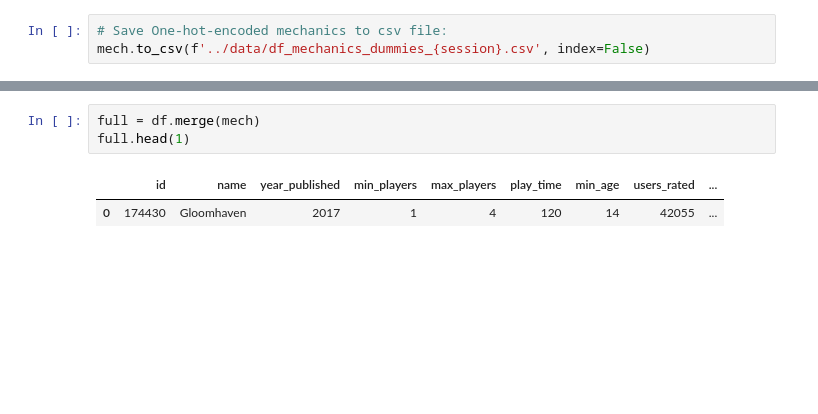
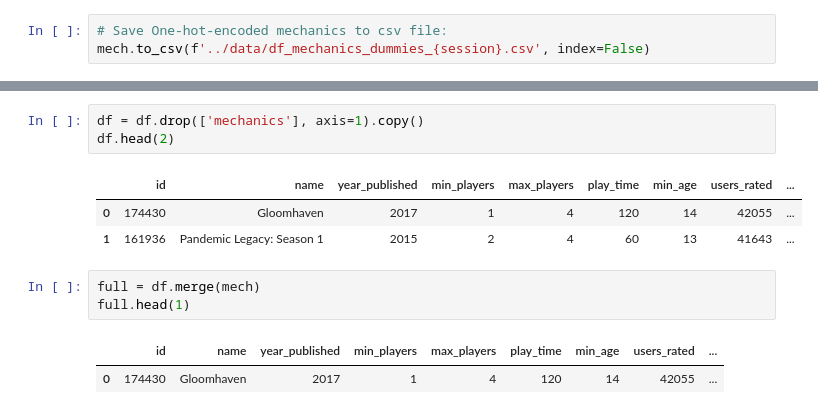
Before and after one commit to jdormaar/Boardgame_Preferences_Predictive_Analysis, a Jupyter notebook: workbook/notebook.ipynb, the cells around one changed output, grey strips where cells are left out. Saved outputs shown, nothing was run; the diff lists cells and outputs as text; blank space fills up the shorter version.

```diff
--- a/workbook/notebook.ipynb
+++ b/workbook/notebook.ipynb
@@ -909,3 +938,10 @@ AttributeError: 'numpy.int64' object has no attribute 'iteritems'
+# %%
+df = df.drop(['mechanics'], axis=1).copy()
+df.head(2)
+# %% [output]
+|  | id | name | year_published | min_players | max_players | play_time | min_age | users_rated | ... |
+| 0 | 174430 | Gloomhaven | 2017 | 1 | 4 | 120 | 14 | 42055 | ... |
+| 1 | 161936 | Pandemic Legacy: Season 1 | 2015 | 2 | 4 | 60 | 13 | 41643 | ... |
 # %%
 full = df.merge(mech)
 full.head(1)
```
Also changed, not shown: parts of 13 cells of this notebook, 1 other file.
